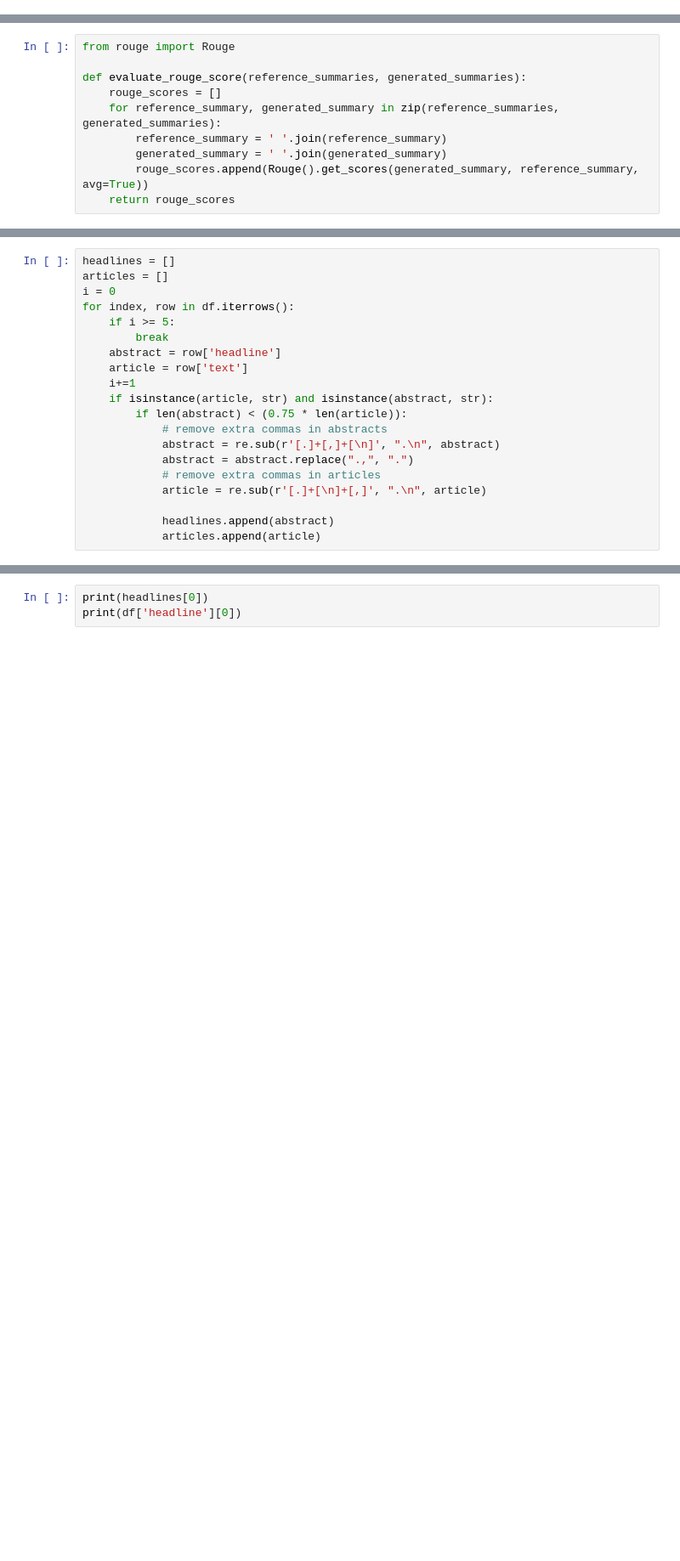
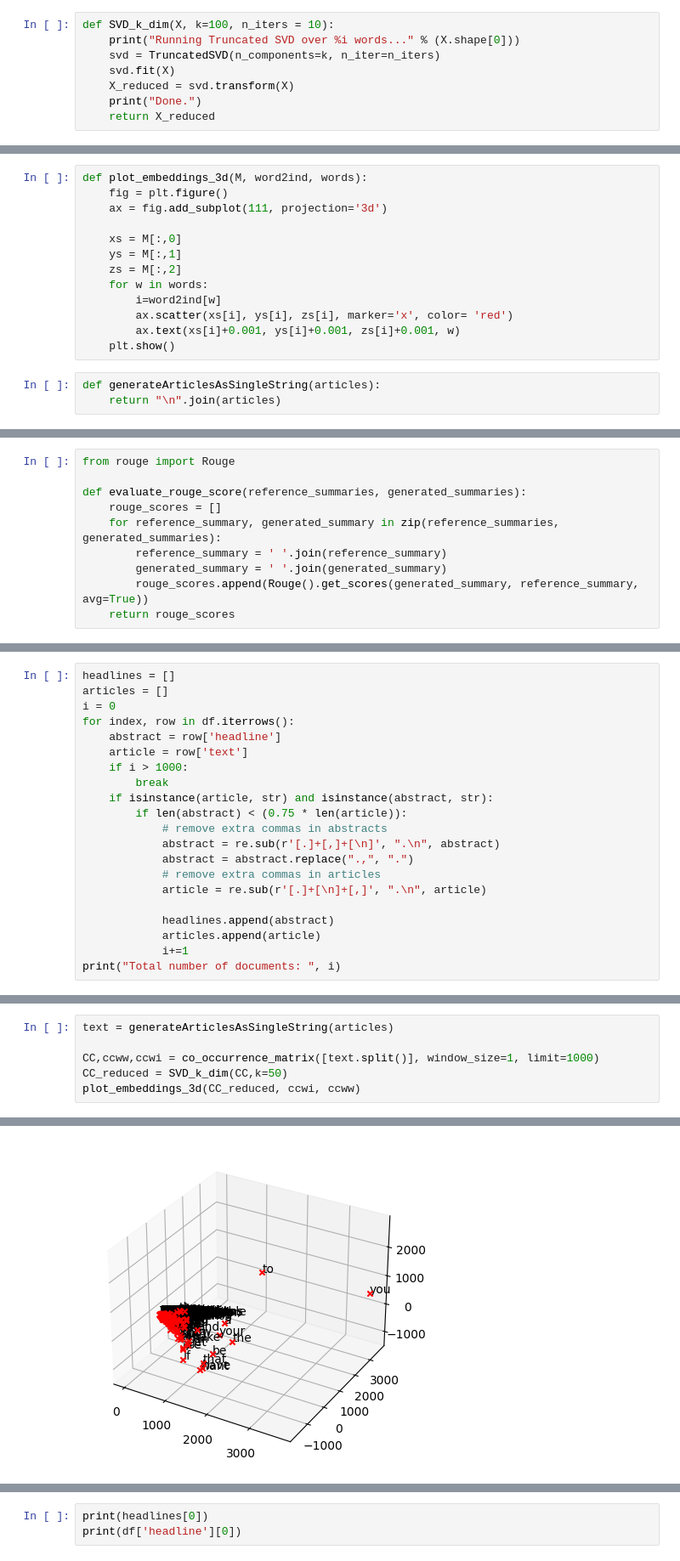
Before and after one commit to kirilrusev00/text-summarization, a Jupyter notebook: src/textRank.ipynb, the cells around one changed output, grey strips where cells are left out. Shown: that part at 85% size. Cells and saved outputs as stored; diff of their text form; blank space fills up the shorter version.

Commit message:
Add SVD word embeddings + code refactoring

```diff
--- a/src/textRank.ipynb
+++ b/src/textRank.ipynb
@@ -45,0 +112,8 @@ Connecting to downloads.cs.stanford.edu (downloads.cs.stanford.edu)|171.64.64.22
+# %%
+def SVD_k_dim(X, k=100, n_iters = 10):
+    print("Running Truncated SVD over %i words..." % (X.shape[0]))
+    svd = TruncatedSVD(n_components=k, n_iter=n_iters)
+    svd.fit(X)
+    X_reduced = svd.transform(X)
+    print("Done.")
+    return X_reduced
@@ -45,0 +129,16 @@ Connecting to downloads.cs.stanford.edu (downloads.cs.stanford.edu)|171.64.64.22
+# %%
+def plot_embeddings_3d(M, word2ind, words):
+    fig = plt.figure()
+    ax = fig.add_subplot(111, projection='3d')
+
+    xs = M[:,0]
+    ys = M[:,1]
+    zs = M[:,2]
+    for w in words:
+        i=word2ind[w]
+        ax.scatter(xs[i], ys[i], zs[i], marker='x', color= 'red')
+        ax.text(xs[i]+0.001, ys[i]+0.001, zs[i]+0.001, w)
+    plt.show()
+# %%
+def generateArticlesAsSingleString(articles):
+    return "\n".join(articles)
@@ -123,11 +235,10 @@ headlines = []
 articles = []
 i = 0
 for index, row in df.iterrows():
-    if i >= 5:
-        break
     abstract = row['headline']
     article = row['text']
-    i+=1
+    if i > 1000:
+        break
     if isinstance(article, str) and isinstance(abstract, str):
         if len(abstract) < (0.75 * len(article)):
             # remove extra commas in abstracts
@@ -138,3 +249,5 @@ for index, row in df.iterrows():
 
             headlines.append(abstract)
             articles.append(article)
+            i+=1
+print("Total number of documents: ", i)
@@ -140,0 +256,7 @@ for index, row in df.iterrows():
+# %%
+text = generateArticlesAsSingleString(articles)
+
+CC,ccww,ccwi = co_occurrence_matrix([text.split()], window_size=1, limit=1000)
+CC_reduced = SVD_k_dim(CC,k=50)
+plot_embeddings_3d(CC_reduced, ccwi, ccww)
+# %% [output]
@@ -141,3 +266,4 @@ for index, row in df.iterrows():
+[figure, added]
 # %%
 reference_summaries = [sent_tokenize_summaries(summary) for summary in headlines]
 print("Generating summaries")
```
Also changed, not shown: parts of 31 cells of this notebook.
